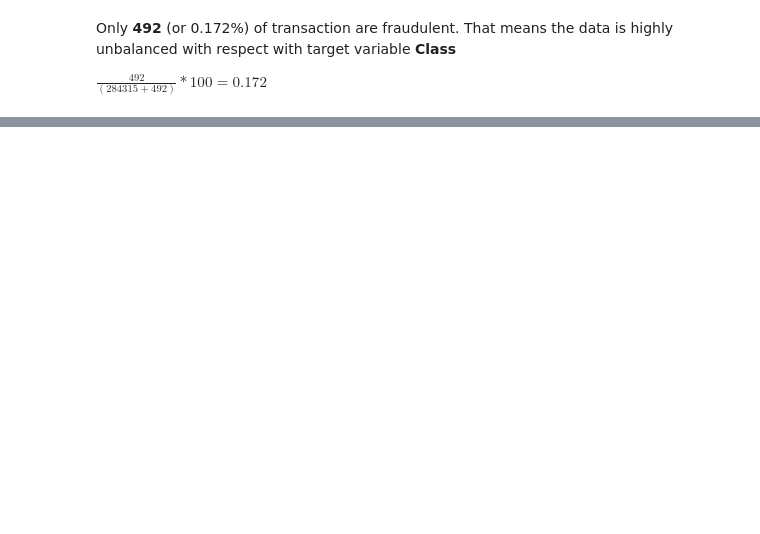
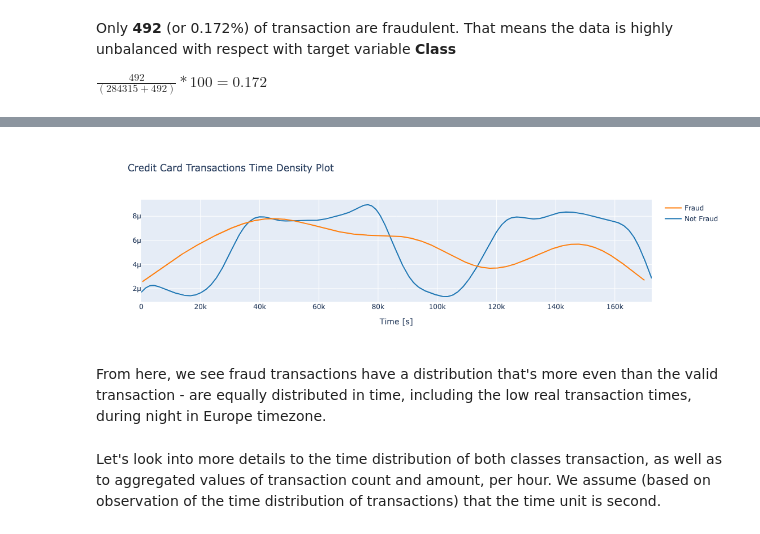
Before and after one commit to SooYungTing/ccFraudDetect, a Jupyter notebook: fraud_detection.ipynb, the cells around one changed output, grey strips where cells are left out. Cells and saved outputs as stored; diff of their text form; code cells hidden in the pictures; blank space fills up the shorter version.

```diff
--- a/fraud_detection.ipynb
+++ b/fraud_detection.ipynb
@@ -156,0 +159,16 @@ $\frac{492}{(284315+492)} * 100 = 0.172%$
+# %%
+class_0 = data_df.loc[data_df['Class'] == 0]["Time"]
+class_1 = data_df.loc[data_df['Class'] == 1]["Time"]
+
+hist_data = [class_0, class_1]
+group_labels = ['Not Fraud', 'Fraud']
+
+fig = ff.create_distplot(hist_data, group_labels, show_hist=False, show_rug=False)
+fig['layout'].update(title='Credit Card Transactions Time Density Plot', xaxis=dict(title='Time [s]'))
+iplot(fig, filename='dist_only')
+# %% [output]
+[figure, added]
+# %% [markdown]
+From here, we see fraud transactions have a distribution that's more even than the valid transaction - are equally distributed in time, including the low real transaction times, during night in Europe timezone.
+# %% [markdown]
+Let's look into more details to the time distribution of both classes transaction, as well as to aggregated values of transaction count and amount, per hour. We assume (based on observation of the time distribution of transactions) that the time unit is second.
```
Also changed, not shown: parts of 101 cells of this notebook, 1 other file.
